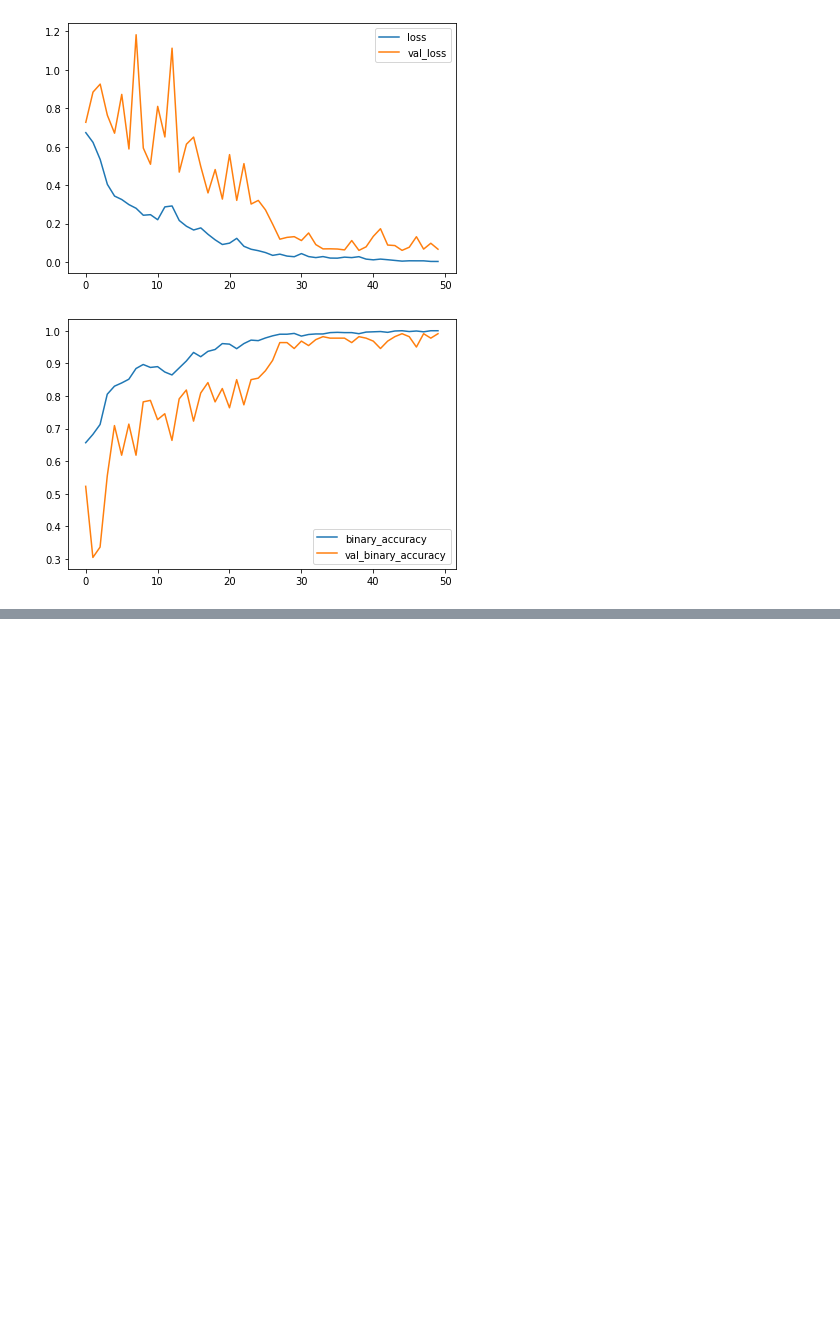
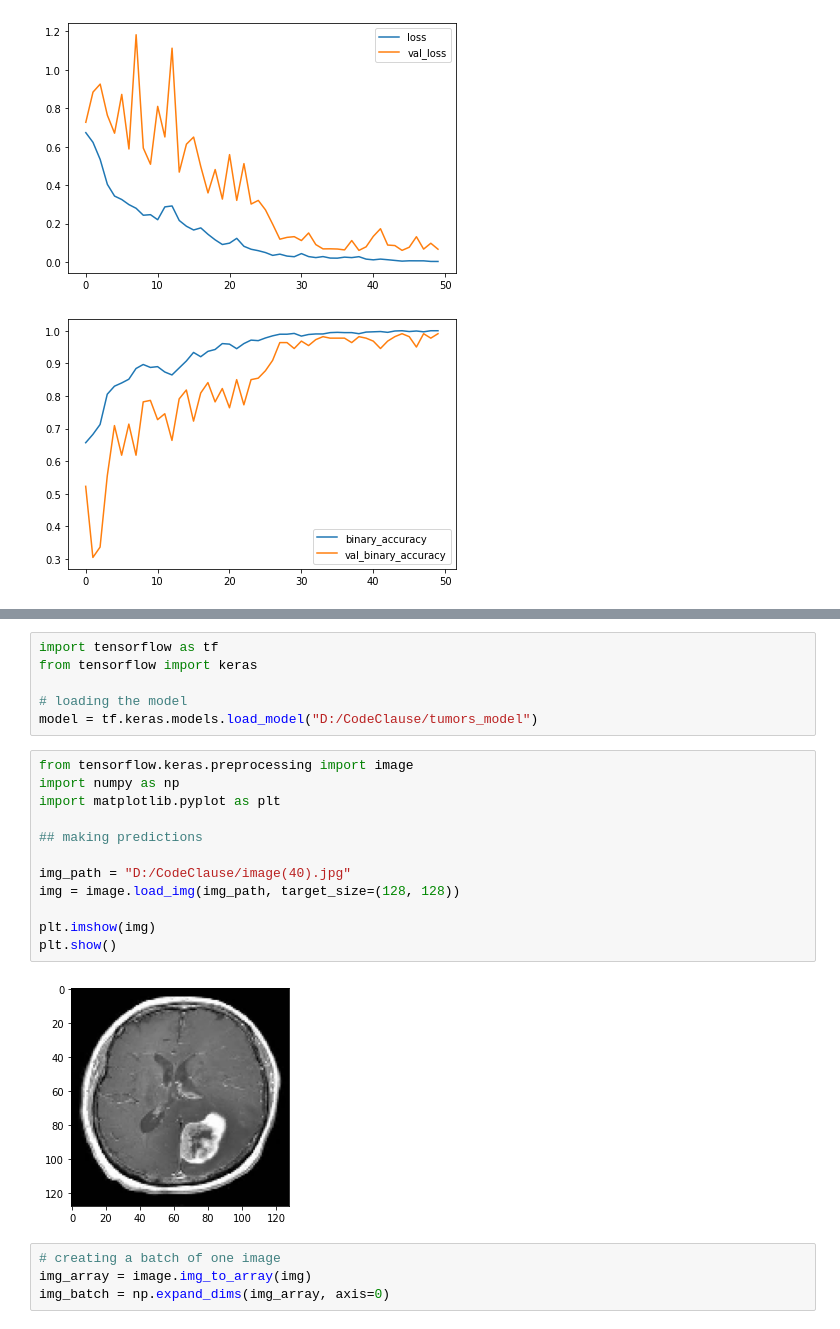
Before and after one commit to YoussefMagdy98/CodeClause_Brain_Tumor_Detection_with_Data_Science, a Jupyter notebook: CodeClause_Brain_Tumor_Detection_with_Data_Science.ipynb, the cells around one changed output, grey strips where cells are left out. Saved outputs shown, nothing was run; the diff lists cells and outputs as text; blank space fills up the shorter version.

Commit message:
CNN model using Keras to detect brain tumors

```diff
--- a/CodeClause_Brain_Tumor_Detection_with_Data_Science.ipynb
+++ b/CodeClause_Brain_Tumor_Detection_with_Data_Science.ipynb
@@ -153,0 +154,24 @@ INFO:tensorflow:Assets written to: D:/CodeClause/tumors_model\assets
+# %%
+import tensorflow as tf
+from tensorflow import keras
+
+# loading the model
+model = tf.keras.models.load_model("D:/CodeClause/tumors_model")
+# %%
+from tensorflow.keras.preprocessing import image
+import numpy as np
+import matplotlib.pyplot as plt
+
+## making predictions
+
+img_path = "D:/CodeClause/image(40).jpg"
+img = image.load_img(img_path, target_size=(128, 128))
+
+plt.imshow(img)
+plt.show()
+# %% [output]
+[figure, added]
+# %%
+# creating a batch of one image
+img_array = image.img_to_array(img)
+img_batch = np.expand_dims(img_array, axis=0)
```
Also changed, not shown: parts of 8 cells of this notebook.
